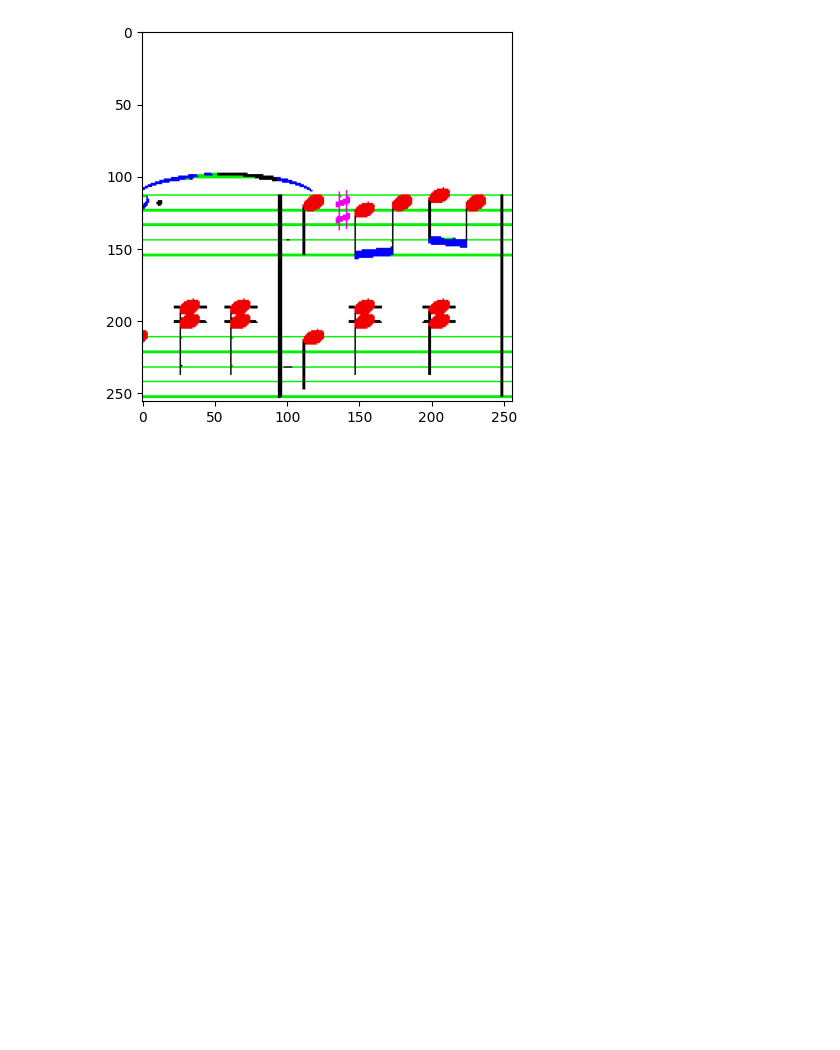
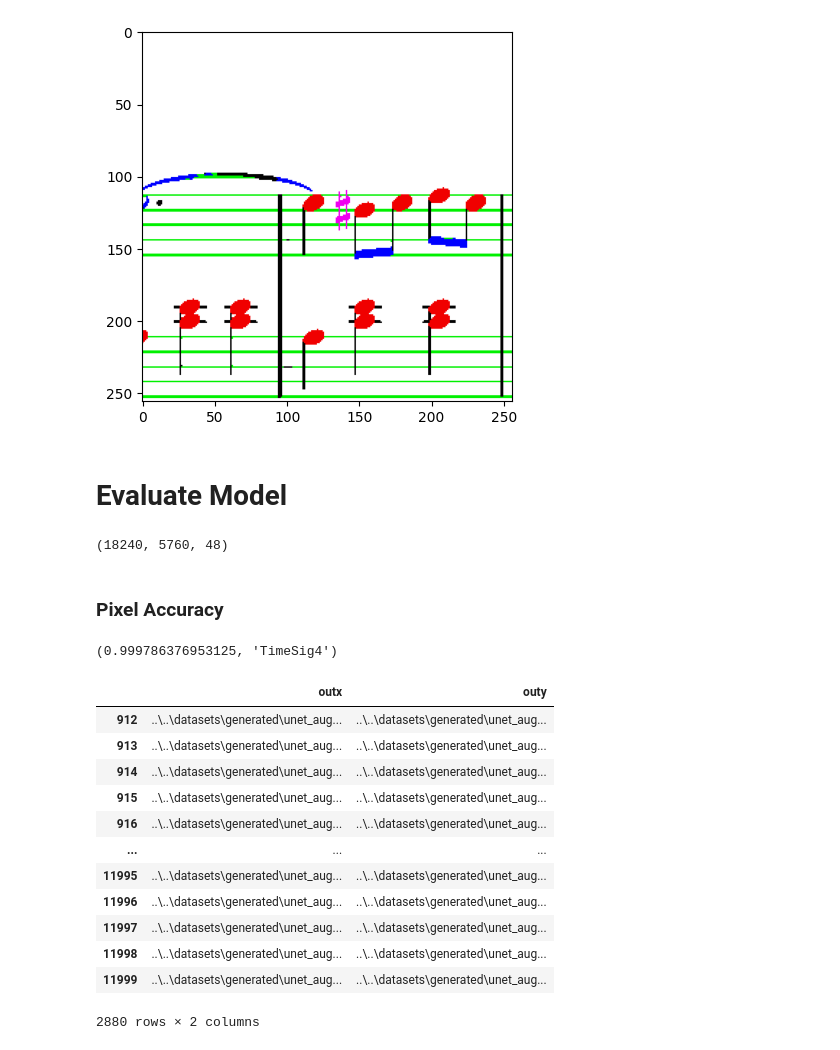
Before and after one commit to nudopnu/omr-unet, a Jupyter notebook: 04_train.ipynb, the cells around one changed output. Cells and saved outputs as stored; diff of their text form; code cells hidden in the pictures; blank space fills up the shorter version.

```diff
--- a/04_train.ipynb
+++ b/04_train.ipynb
@@ -250,3 +263,59 @@ np.mean(pred[..., target_label])
 # %% [output]
 8.7491134e-07
 [figure]
+# %% [markdown]
+# Evaluate Model
+# %%
+DATASET_PATH = os.path.join("..", "..", "datasets", "generated", "unet_aug")
+
+# get file paths
+paths = listSubFiles(DATASET_PATH, depth=3)
+test, train = groupPaths(paths, 2)
+test_x, test_y = groupPaths(test, 1)
+
+# obtain classes
+df = pd.read_csv('plots/augmented_dataset.csv', sep=";", names=["x", "y", "aug", "classname", "outx", "outy"])
+
+with open('../../datasets/generated/classlist.json', 'r') as file:
+    classlist = json.load(file)
+    class_mapping = {e["class"]: e["id"] for e in classlist}
+    class_mapping_inv = {e["id"]: e["class"] for e in classlist}
+len(train), len(test), len(class_mapping)
+# %% [output]
+(18240, 5760, 48)
+# %% [markdown]
+### Pixel Accuracy
+# %%
+def get_pixel_accuracy(x_path, y_path, classIdx):
+
+    # load image files
+    sample_x = cv2.imread(x_path, cv2.IMREAD_GRAYSCALE)
+    sample_y = cv2.imread(y_path, cv2.IMREAD_GRAYSCALE)
+
+    # normalize input
+    sample_x = np.array((sample_x - np.mean(sample_x)) / np.std(sample_x)).astype(np.uint8)
+
+    # predict
+    pred_masks = model.predict(sample_x[None, ..., None], verbose=0)[0]
+    predicted_classes = np.argmax(pred_masks, axis=-1)
+
+    # Get binary version per class
+    pred_binary = predicted_classes == classIdx
+    gt_binary = sample_y == classIdx
+
+    # calculate true positive and true negative
+    tp = np.sum(pred_binary * gt_binary)
+    tn = np.sum((1 - pred_binary) * (1 - gt_binary))
+
+    # calculate false positive and false negative
+    fp = np.sum(pred_binary * (1 - gt_binary))
+    fn = np.sum((1 - pred_binary) * gt_binary)
+
+    ac = (tp + tn) / (tp + tn + fp + fn)
+    return ac
+
+# get a sample
+sample = df.loc[7]
+get_pixel_accuracy(sample.outx, sample.outy, class_mapping[sample.classname]), sample.classname
+# %% [output]
+(0.999786376953125, 'TimeSig4')
@@ -252,0 +333,16 @@ np.mean(pred[..., target_label])
+# %%
+df.loc[df.apply(lambda x: "test" in x['outx'], axis=1)][['outx', 'outy']]
+# %% [output]
+|  | outx | outy |
+| 912 | ..\..\datasets\generated\unet_aug... | ..\..\datasets\generated\unet_aug... |
+| 913 | ..\..\datasets\generated\unet_aug... | ..\..\datasets\generated\unet_aug... |
+| 914 | ..\..\datasets\generated\unet_aug... | ..\..\datasets\generated\unet_aug... |
+| 915 | ..\..\datasets\generated\unet_aug... | ..\..\datasets\generated\unet_aug... |
+| 916 | ..\..\datasets\generated\unet_aug... | ..\..\datasets\generated\unet_aug... |
+| ... | ... | ... |
+| 11995 | ..\..\datasets\generated\unet_aug... | ..\..\datasets\generated\unet_aug... |
+| 11996 | ..\..\datasets\generated\unet_aug... | ..\..\datasets\generated\unet_aug... |
+| 11997 | ..\..\datasets\generated\unet_aug... | ..\..\datasets\generated\unet_aug... |
+| 11998 | ..\..\datasets\generated\unet_aug... | ..\..\datasets\generated\unet_aug... |
+| 11999 | ..\..\datasets\generated\unet_aug... | ..\..\datasets\generated\unet_aug... |
+2880 rows × 2 columns
```
Also changed, not shown: parts of 6 cells of this notebook, 5 other files.
